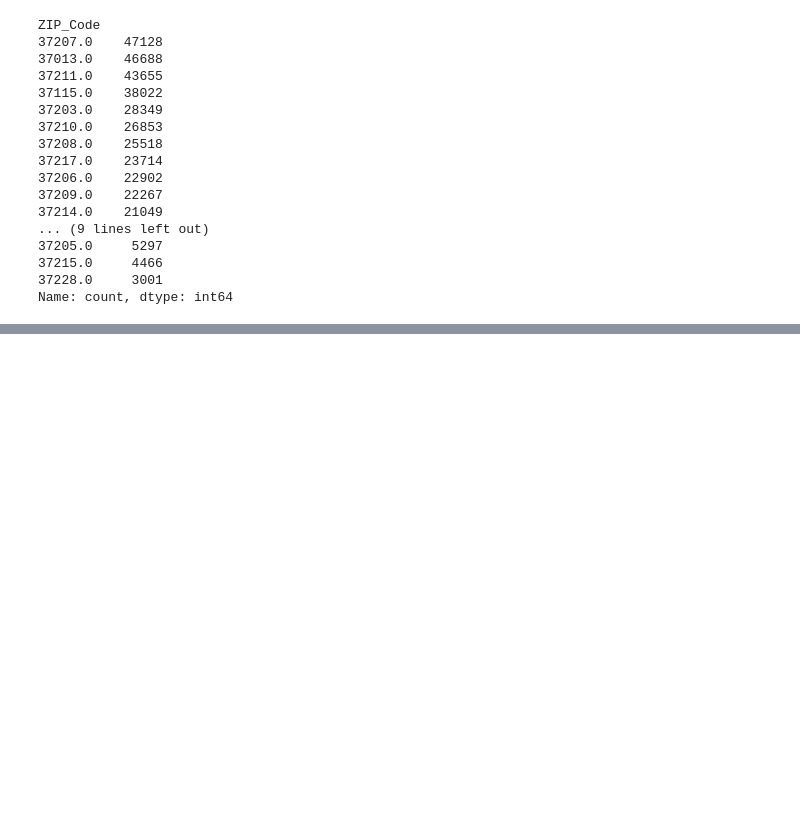
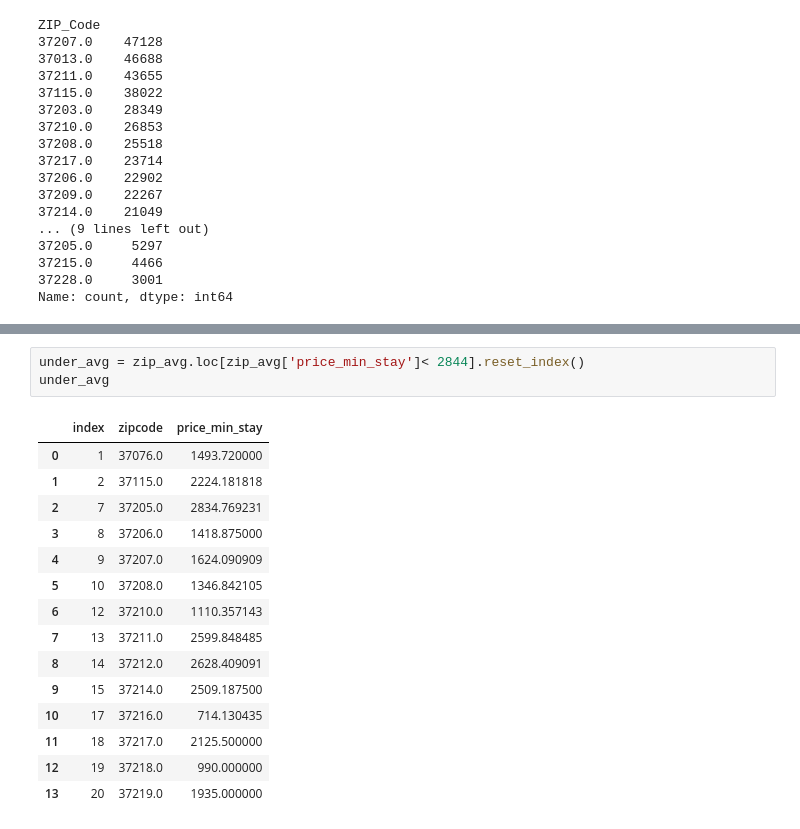
Before and after one commit to jacobvogs/Airbnb-Listings-in-Nash, a Jupyter notebook: notebook/capstone.ipynb, the cells around one changed output, grey strips where cells are left out. Drawn from its saved outputs; the diff is of its cells as text; blank space fills up the shorter version.

```diff
--- a/notebook/capstone.ipynb
+++ b/notebook/capstone.ipynb
@@ -459,0 +507,19 @@ Name: count, dtype: int64
+# %%
+under_avg = zip_avg.loc[zip_avg['price_min_stay']< 2844].reset_index()
+under_avg
+# %% [output]
+|  | index | zipcode | price_min_stay |
+| 0 | 1 | 37076.0 | 1493.720000 |
+| 1 | 2 | 37115.0 | 2224.181818 |
+| 2 | 7 | 37205.0 | 2834.769231 |
+| 3 | 8 | 37206.0 | 1418.875000 |
+| 4 | 9 | 37207.0 | 1624.090909 |
+| 5 | 10 | 37208.0 | 1346.842105 |
+| 6 | 12 | 37210.0 | 1110.357143 |
+| 7 | 13 | 37211.0 | 2599.848485 |
+| 8 | 14 | 37212.0 | 2628.409091 |
+| 9 | 15 | 37214.0 | 2509.187500 |
+| 10 | 17 | 37216.0 | 714.130435 |
+| 11 | 18 | 37217.0 | 2125.500000 |
+| 12 | 19 | 37218.0 | 990.000000 |
+| 13 | 20 | 37219.0 | 1935.000000 |
```
Also changed, not shown: parts of 21 cells of this notebook.
